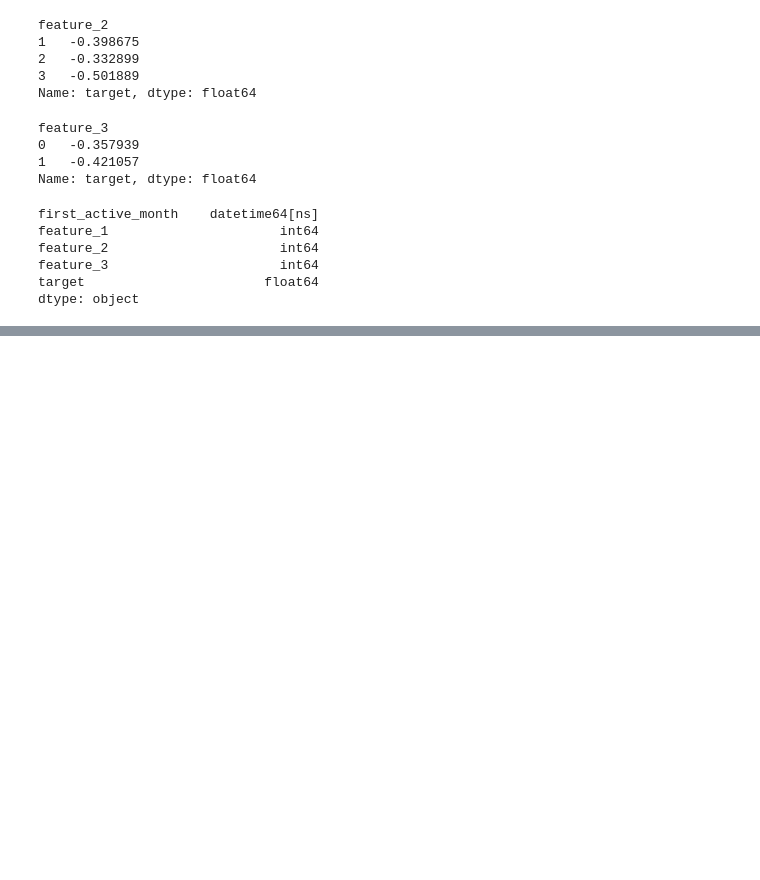
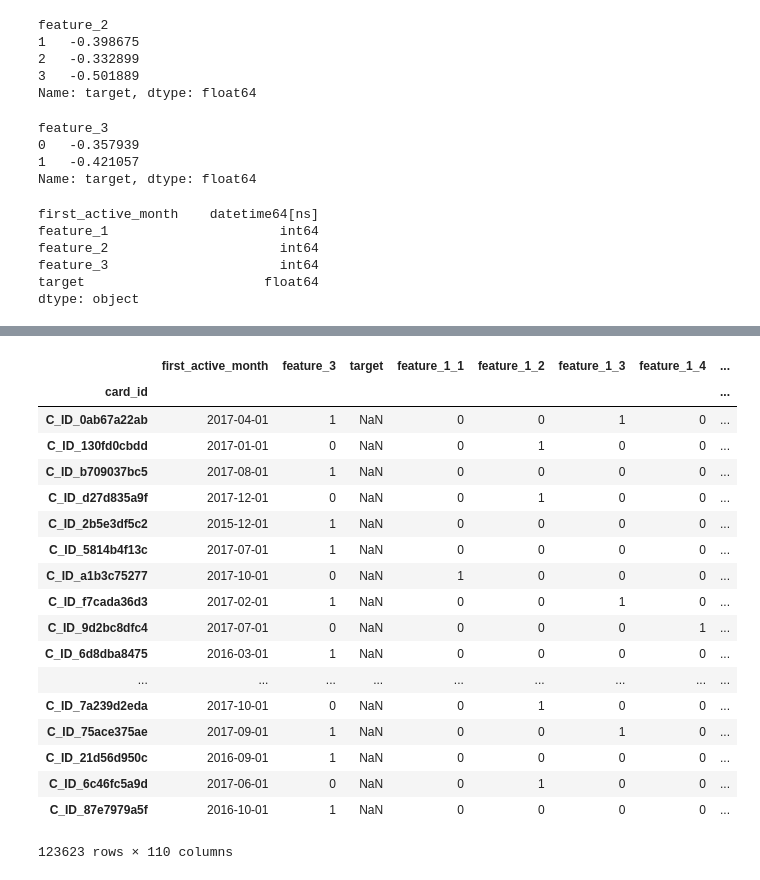
Before and after one commit to MitsuruFujiwara/Elo-Merchant-Category-Recommendation, a Jupyter notebook: src/EDA.ipynb, the cells around one changed output, grey strips where cells are left out. Drawn from its saved outputs; the diff is of its cells as text; code cells hidden in the pictures; blank space fills up the shorter version.

```diff
--- a/src/EDA.ipynb
+++ b/src/EDA.ipynb
@@ -177,0 +157,22 @@ Name: first_active_month, Length: 325540, dtype: int64
+# %%
+loadpkl('../output/test_df.pkl')
+# %% [output]
+|  | first_active_month | feature_3 | target | feature_1_1 | feature_1_2 | feature_1_3 | feature_1_4 | ... |
+| card_id |  |  |  |  |  |  |  | ... |
+| C_ID_0ab67a22ab | 2017-04-01 | 1 | NaN | 0 | 0 | 1 | 0 | ... |
+| C_ID_130fd0cbdd | 2017-01-01 | 0 | NaN | 0 | 1 | 0 | 0 | ... |
+| C_ID_b709037bc5 | 2017-08-01 | 1 | NaN | 0 | 0 | 0 | 0 | ... |
+| C_ID_d27d835a9f | 2017-12-01 | 0 | NaN | 0 | 1 | 0 | 0 | ... |
+| C_ID_2b5e3df5c2 | 2015-12-01 | 1 | NaN | 0 | 0 | 0 | 0 | ... |
+| C_ID_5814b4f13c | 2017-07-01 | 1 | NaN | 0 | 0 | 0 | 0 | ... |
+| C_ID_a1b3c75277 | 2017-10-01 | 0 | NaN | 1 | 0 | 0 | 0 | ... |
+| C_ID_f7cada36d3 | 2017-02-01 | 1 | NaN | 0 | 0 | 1 | 0 | ... |
+| C_ID_9d2bc8dfc4 | 2017-07-01 | 0 | NaN | 0 | 0 | 0 | 1 | ... |
+| C_ID_6d8dba8475 | 2016-03-01 | 1 | NaN | 0 | 0 | 0 | 0 | ... |
+| ... | ... | ... | ... | ... | ... | ... | ... | ... |
+| C_ID_7a239d2eda | 2017-10-01 | 0 | NaN | 0 | 1 | 0 | 0 | ... |
+| C_ID_75ace375ae | 2017-09-01 | 1 | NaN | 0 | 0 | 1 | 0 | ... |
+| C_ID_21d56d950c | 2016-09-01 | 1 | NaN | 0 | 0 | 0 | 0 | ... |
+| C_ID_6c46fc5a9d | 2017-06-01 | 0 | NaN | 0 | 1 | 0 | 0 | ... |
+| C_ID_87e7979a5f | 2016-10-01 | 1 | NaN | 0 | 0 | 0 | 0 | ... |
+123623 rows × 110 columns
```
Also changed, not shown: parts of 4 cells of this notebook, 1 other file.
